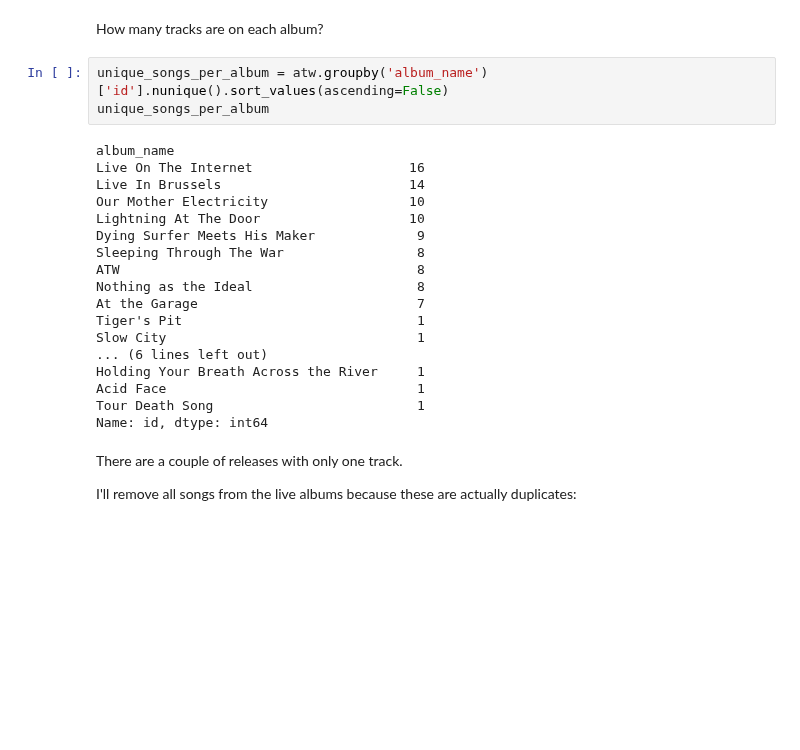
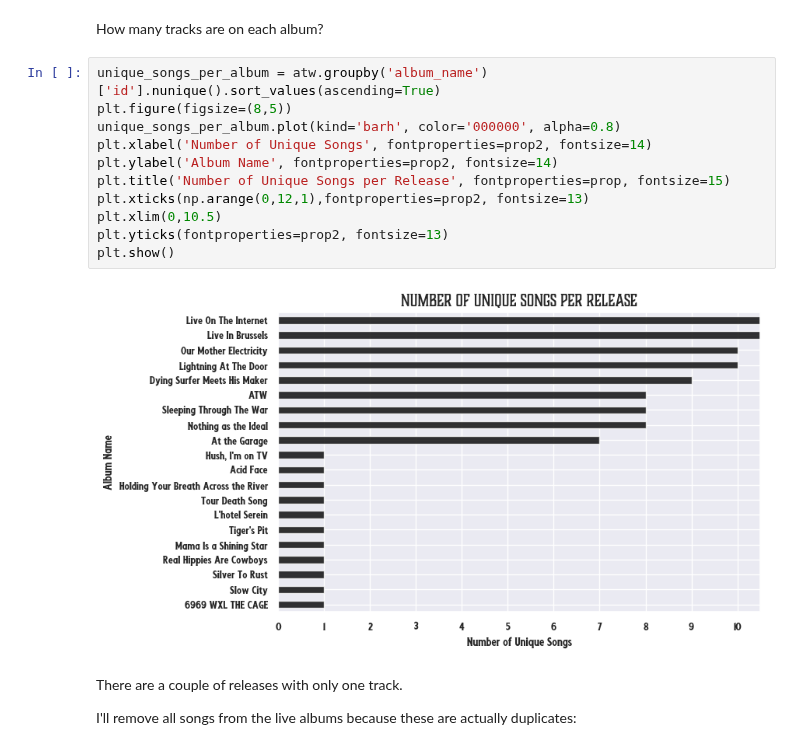
Before and after one commit to scheinmensch/Spotify, a Jupyter notebook: AllThemWitches.ipynb, the cells around one changed output. Saved outputs shown, nothing was run; the diff lists cells and outputs as text; blank space fills up the shorter version.

Commit message:
fixed the KEY plot

```diff
--- a/AllThemWitches.ipynb
+++ b/AllThemWitches.ipynb
@@ -139,26 +129,18 @@ There are no missing values. We have data of various types, most are discrete or
 # %% [markdown]
 How many tracks are on each album?
 # %%
-unique_songs_per_album = atw.groupby('album_name')['id'].nunique().sort_values(ascending=False)
-unique_songs_per_album
+unique_songs_per_album = atw.groupby('album_name')['id'].nunique().sort_values(ascending=True)
+plt.figure(figsize=(8,5))
+unique_songs_per_album.plot(kind='barh', color='000000', alpha=0.8)
+plt.xlabel('Number of Unique Songs', fontproperties=prop2, fontsize=14)
+plt.ylabel('Album Name', fontproperties=prop2, fontsize=14)
+plt.title('Number of Unique Songs per Release', fontproperties=prop, fontsize=15)
+plt.xticks(np.arange(0,12,1),fontproperties=prop2, fontsize=13)
+plt.xlim(0,10.5)
+plt.yticks(fontproperties=prop2, fontsize=13)
+plt.show()
 # %% [output]
-album_name
-Live On The Internet                    16
-Live In Brussels                        14
-Our Mother Electricity                  10
-Lightning At The Door                   10
-Dying Surfer Meets His Maker             9
-Sleeping Through The War                 8
-ATW                                      8
-Nothing as the Ideal                     8
-At the Garage                            7
-Tiger's Pit                              1
-Slow City                                1
-... (6 lines left out)
-Holding Your Breath Across the River     1
-Acid Face                                1
-Tour Death Song                          1
-Name: id, dtype: int64
+[figure, added]
 # %% [markdown]
 There are a couple of releases with only one track.
 
```
Also changed, not shown: parts of 31 cells of this notebook.
